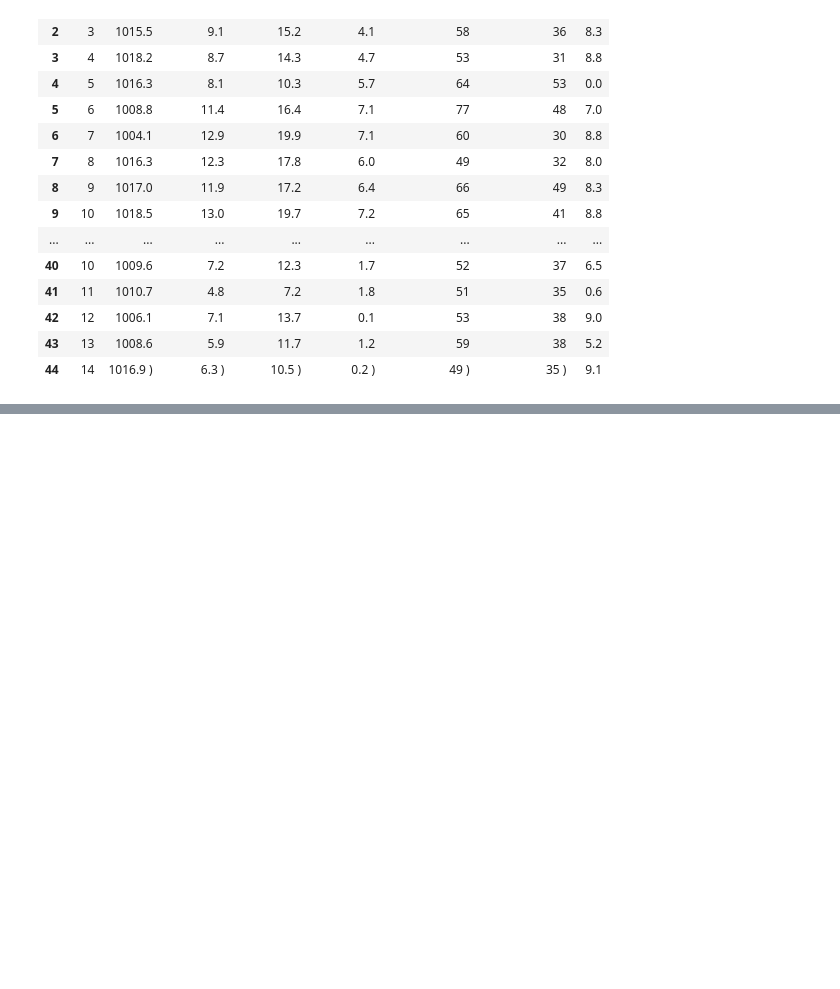
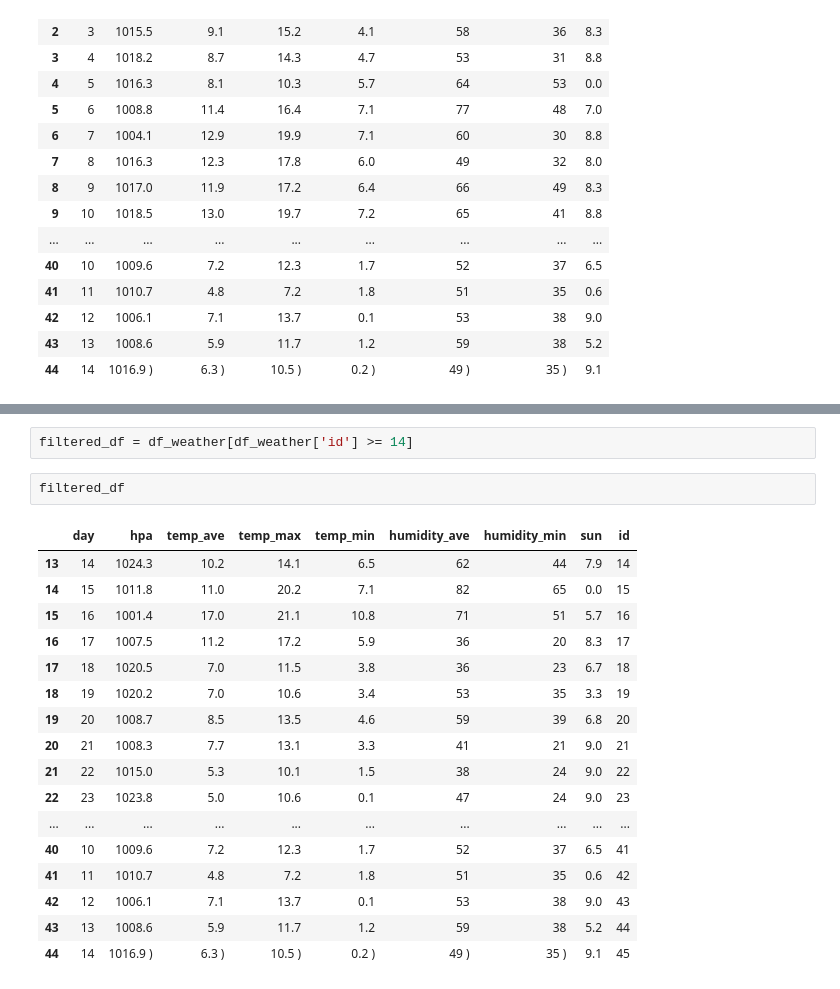
Before and after one commit to naoki-27/ds_program_health, a Jupyter notebook: analaysis_test.ipynb, the cells around one changed output, grey strips where cells are left out. Drawn from its saved outputs; the diff is of its cells as text; blank space fills up the shorter version.

```diff
--- a/analaysis_test.ipynb
+++ b/analaysis_test.ipynb
@@ -89,0 +114,22 @@ df_weather
+# %%
+filtered_df = df_weather[df_weather['id'] >= 14]
+# %%
+filtered_df
+# %% [output]
+|  | day | hpa | temp_ave | temp_max | temp_min | humidity_ave | humidity_min | sun | id |
+| 13 | 14 | 1024.3 | 10.2 | 14.1 | 6.5 | 62 | 44 | 7.9 | 14 |
+| 14 | 15 | 1011.8 | 11.0 | 20.2 | 7.1 | 82 | 65 | 0.0 | 15 |
+| 15 | 16 | 1001.4 | 17.0 | 21.1 | 10.8 | 71 | 51 | 5.7 | 16 |
+| 16 | 17 | 1007.5 | 11.2 | 17.2 | 5.9 | 36 | 20 | 8.3 | 17 |
+| 17 | 18 | 1020.5 | 7.0 | 11.5 | 3.8 | 36 | 23 | 6.7 | 18 |
+| 18 | 19 | 1020.2 | 7.0 | 10.6 | 3.4 | 53 | 35 | 3.3 | 19 |
+| 19 | 20 | 1008.7 | 8.5 | 13.5 | 4.6 | 59 | 39 | 6.8 | 20 |
+| 20 | 21 | 1008.3 | 7.7 | 13.1 | 3.3 | 41 | 21 | 9.0 | 21 |
+| 21 | 22 | 1015.0 | 5.3 | 10.1 | 1.5 | 38 | 24 | 9.0 | 22 |
+| 22 | 23 | 1023.8 | 5.0 | 10.6 | 0.1 | 47 | 24 | 9.0 | 23 |
+| ... | ... | ... | ... | ... | ... | ... | ... | ... | ... |
+| 40 | 10 | 1009.6 | 7.2 | 12.3 | 1.7 | 52 | 37 | 6.5 | 41 |
+| 41 | 11 | 1010.7 | 4.8 | 7.2 | 1.8 | 51 | 35 | 0.6 | 42 |
+| 42 | 12 | 1006.1 | 7.1 | 13.7 | 0.1 | 53 | 38 | 9.0 | 43 |
+| 43 | 13 | 1008.6 | 5.9 | 11.7 | 1.2 | 59 | 38 | 5.2 | 44 |
+| 44 | 14 | 1016.9 ) | 6.3 ) | 10.5 ) | 0.2 ) | 49 ) | 35 ) | 9.1 | 45 |
```
Also changed, not shown: parts of 3 cells of this notebook, 3 other files.
